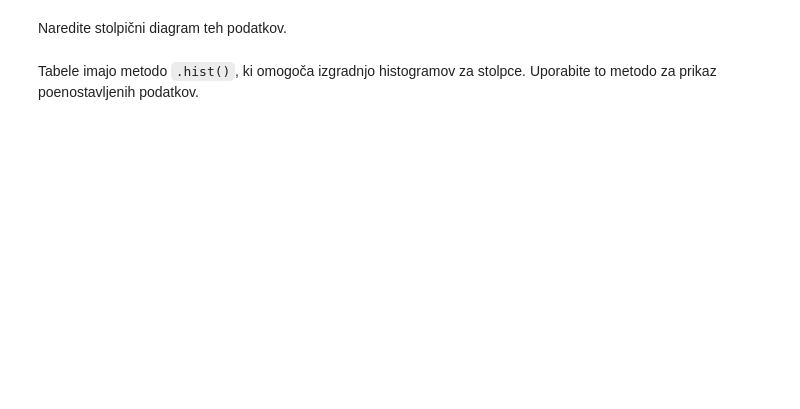
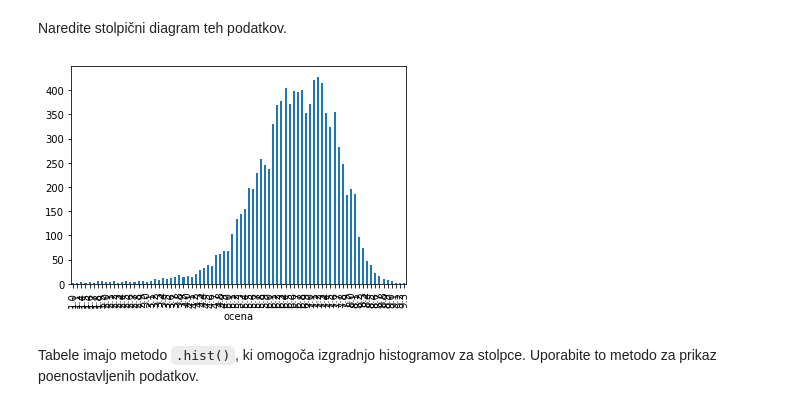
Before and after one commit to valentinamacek/programiranje-1, a Jupyter notebook: 03-knjiznica-pandas/vaje/pandas_101.ipynb, the cells around one changed output. Cells and saved outputs as stored; diff of their text form; code cells hidden in the pictures; blank space fills up the shorter version.

```diff
--- a/03-knjiznica-pandas/vaje/pandas_101.ipynb
+++ b/03-knjiznica-pandas/vaje/pandas_101.ipynb
@@ -55,2 +90,5 @@ Zaokrožite stolpec ocen z funkcijo `round()`.
 # %% [markdown]
 Dodajte zaokrožene vrednosti v podatke.
+# %%
+filmi['zaokroženo']= filmi.ocena.round()
+filmi
@@ -57,5 +109,9 @@ Dodajte zaokrožene vrednosti v podatke.
 # %% [markdown]
 Odstranite novo dodani stolpec z metodo `.drop()` z podanim `columns = ` argumentom.
+# %%
+filmi.drop(columns='zaokroženo') #naredi nov data frame, kjer tega stolpca ni( ne spremeni originala )
+#ce zelis spremenit original:
+filmi.drop(columns='zaokroženo', inplace=True)
 # %% [markdown]
 ### Opomba: slice
 Izbira podtabele ustvari t.i. "rezino" oz. "slice".
@@ -78,4 +209,8 @@ Združite filme po ocenah in jih preštejte.
 # %% [markdown]
 Naredite stolpični diagram teh podatkov.
+# %%
+stolpci = filmi.groupby('ocena').size().plot.bar()
+# %% [output]
+[figure, added]
 # %% [markdown]
 Tabele imajo metodo `.hist()`, ki omogoča izgradnjo histogramov za stolpce. Uporabite to metodo za prikaz poenostavljenih podatkov.
```
Also changed, not shown: parts of 12 cells of this notebook.
